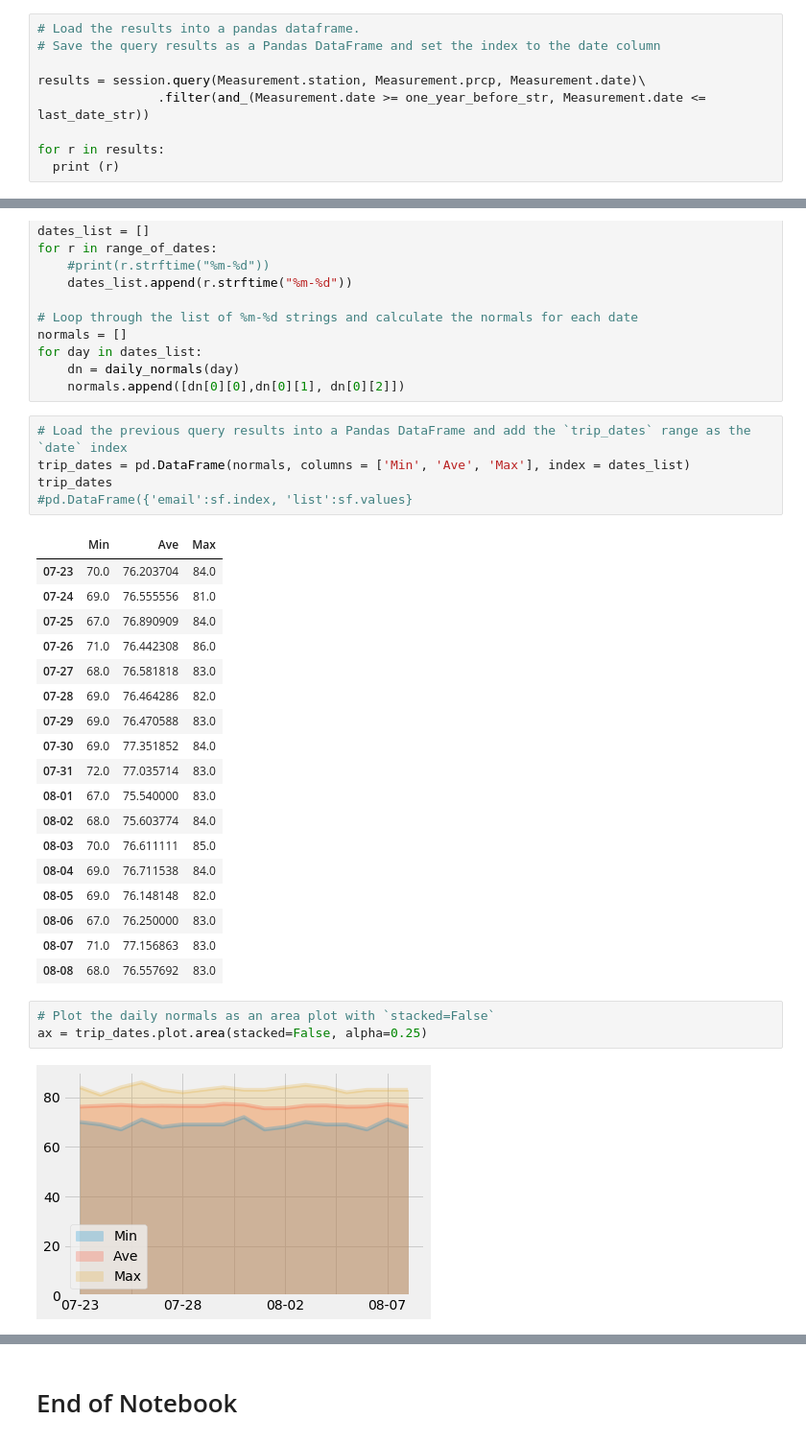
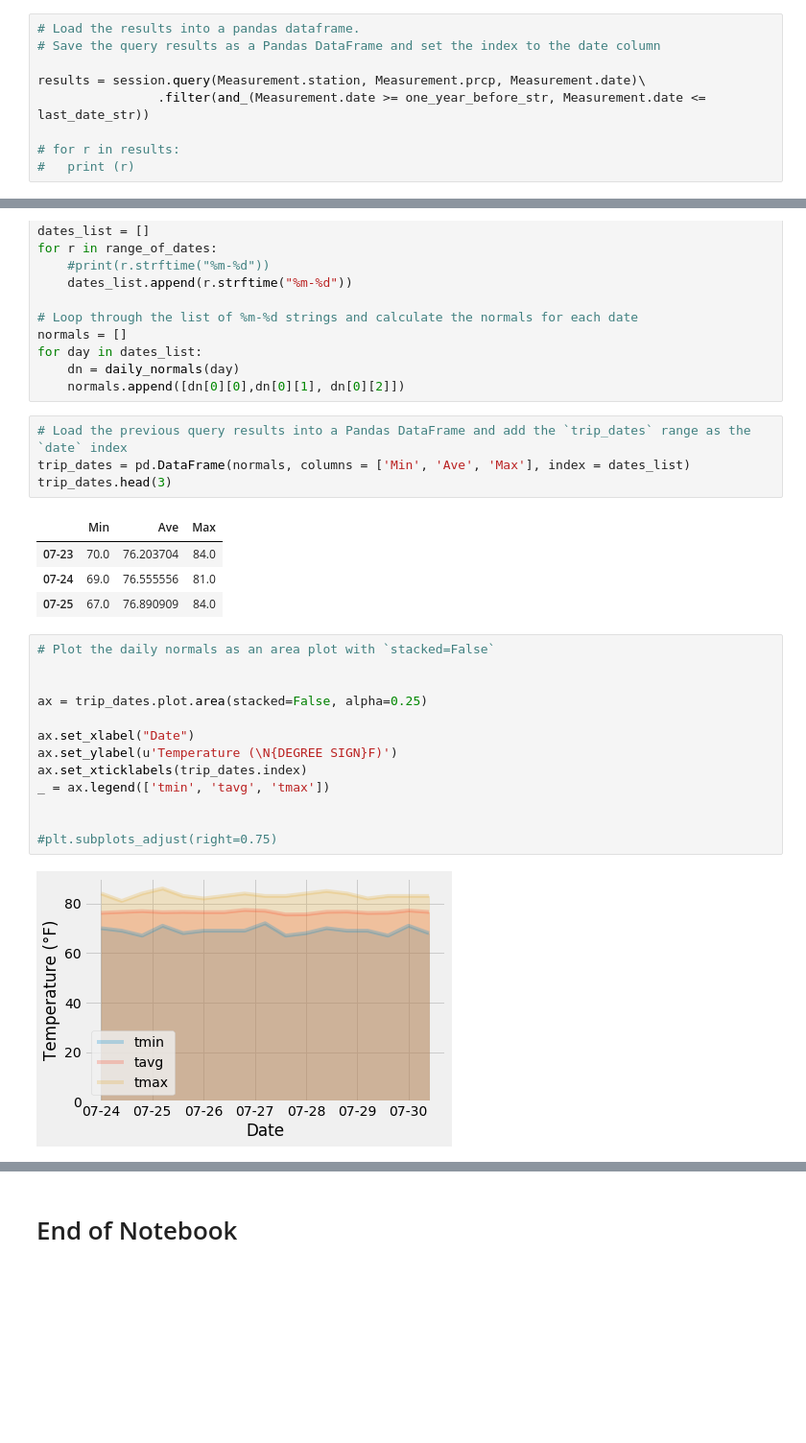
Before and after one commit to annmcnamara/sqlalchemy-challenge, a Jupyter notebook: climate_starter.ipynb, the cells around one changed output, grey strips where cells are left out. Shown at 96% size. Saved outputs shown, nothing was run; the diff lists cells and outputs as text; blank space fills up the shorter version.

```diff
--- a/climate_starter.ipynb
+++ b/climate_starter.ipynb
@@ -71,5 +76,5 @@ one_year_before_str = one_year_before.strftime("%Y-%m-%d")
 results = session.query(Measurement.station, Measurement.prcp, Measurement.date)\
                 .filter(and_(Measurement.date >= one_year_before_str, Measurement.date <= last_date_str))
 
-for r in results:
-  print (r)
+# for r in results:
+#   print (r)
@@ -434,29 +416,24 @@ for day in dates_list:
 # %%
 # Load the previous query results into a Pandas DataFrame and add the `trip_dates` range as the `date` index
 trip_dates = pd.DataFrame(normals, columns = ['Min', 'Ave', 'Max'], index = dates_list)
-trip_dates
-#pd.DataFrame({'email':sf.index, 'list':sf.values}
+trip_dates.head(3)
 # %% [output]
 |  | Min | Ave | Max |
 | 07-23 | 70.0 | 76.203704 | 84.0 |
 | 07-24 | 69.0 | 76.555556 | 81.0 |
 | 07-25 | 67.0 | 76.890909 | 84.0 |
-| 07-26 | 71.0 | 76.442308 | 86.0 |
-| 07-27 | 68.0 | 76.581818 | 83.0 |
-| 07-28 | 69.0 | 76.464286 | 82.0 |
-| 07-29 | 69.0 | 76.470588 | 83.0 |
-| 07-30 | 69.0 | 77.351852 | 84.0 |
-| 07-31 | 72.0 | 77.035714 | 83.0 |
-| 08-01 | 67.0 | 75.540000 | 83.0 |
-| 08-02 | 68.0 | 75.603774 | 84.0 |
-| 08-03 | 70.0 | 76.611111 | 85.0 |
-| 08-04 | 69.0 | 76.711538 | 84.0 |
-| 08-05 | 69.0 | 76.148148 | 82.0 |
-| 08-06 | 67.0 | 76.250000 | 83.0 |
-| 08-07 | 71.0 | 77.156863 | 83.0 |
-| 08-08 | 68.0 | 76.557692 | 83.0 |
 # %%
 # Plot the daily normals as an area plot with `stacked=False`
+
+
 ax = trip_dates.plot.area(stacked=False, alpha=0.25)
+
+ax.set_xlabel("Date")
+ax.set_ylabel(u'Temperature (\N{DEGREE SIGN}F)')
+ax.set_xticklabels(trip_dates.index)
+_ = ax.legend(['tmin', 'tavg', 'tmax'])
+
+
+#plt.subplots_adjust(right=0.75)
 # %% [output]
-[figure, old version]
+[figure, new version]
```
Also changed, not shown: parts of 19 cells of this notebook.
